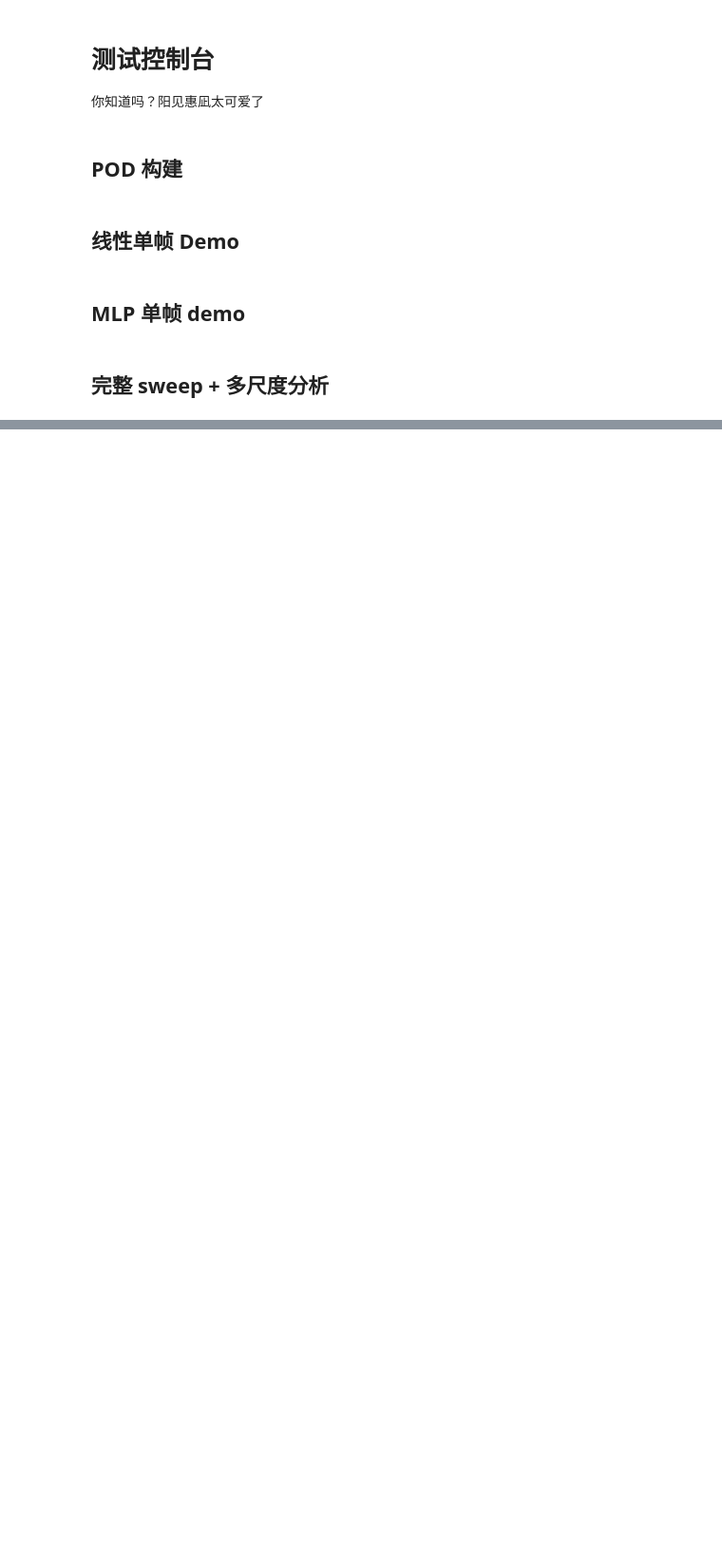
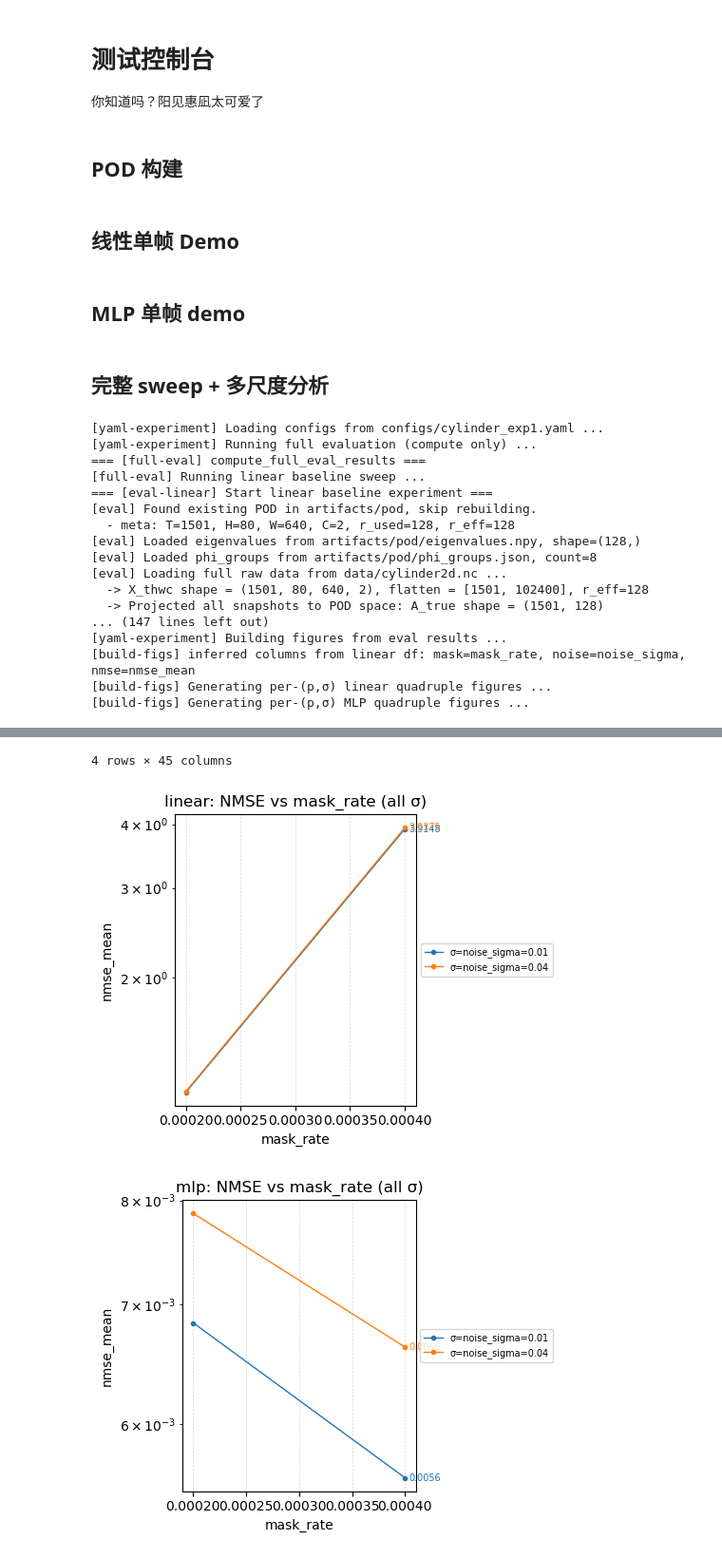
Before and after one commit to Flyingfish812/Ena, a Jupyter notebook: console.ipynb, the cells around one changed output, grey strips where cells are left out. Shown at 95% size. Drawn from its saved outputs; the diff is of its cells as text; code cells hidden in the pictures; blank space fills up the shorter version.

Commit message:
20251210: v1.08 experiment plot splitted

```diff
--- a/console.ipynb
+++ b/console.ipynb
@@ -100,7 +100,7 @@ from backend.pipeline import run_experiment_from_yaml
 
 res = run_experiment_from_yaml(
     "configs/cylinder_exp1.yaml",
-    experiment_name="cylinder_exp1_2",
+    experiment_name="cylinder_exp1_3",
     save_root="artifacts/experiments",
     generate_report=True,
     verbose=True,
@@ -108,3 +108,21 @@ res = run_experiment_from_yaml(
 
 print("报告路径:", res["report_path"])
 res["df_linear"].head()
+# %% [output]
+[yaml-experiment] Loading configs from configs/cylinder_exp1.yaml ...
+[yaml-experiment] Running full evaluation (compute only) ...
+=== [full-eval] compute_full_eval_results ===
+[full-eval] Running linear baseline sweep ...
+=== [eval-linear] Start linear baseline experiment ===
+[eval] Found existing POD in artifacts/pod, skip rebuilding.
+  - meta: T=1501, H=80, W=640, C=2, r_used=128, r_eff=128
+[eval] Loaded eigenvalues from artifacts/pod/eigenvalues.npy, shape=(128,)
+[eval] Loaded phi_groups from artifacts/pod/phi_groups.json, count=8
+[eval] Loading full raw data from data/cylinder2d.nc ...
+  -> X_thwc shape = (1501, 80, 640, 2), flatten = [1501, 102400], r_eff=128
+  -> Projected all snapshots to POD space: A_true shape = (1501, 128)
+... (147 lines left out)
+[yaml-experiment] Building figures from eval results ...
+[build-figs] inferred columns from linear df: mask=mask_rate, noise=noise_sigma, nmse=nmse_mean
+[build-figs] Generating per-(p,σ) linear quadruple figures ...
+[build-figs] Generating per-(p,σ) MLP quadruple figures ...
@@ -110,0 +151,3 @@ res["df_linear"].head()
+4 rows × 45 columns
+[figure, added]
+[figure, added]
```
Also changed, not shown: parts of 3 cells of this notebook, 3 other files.
